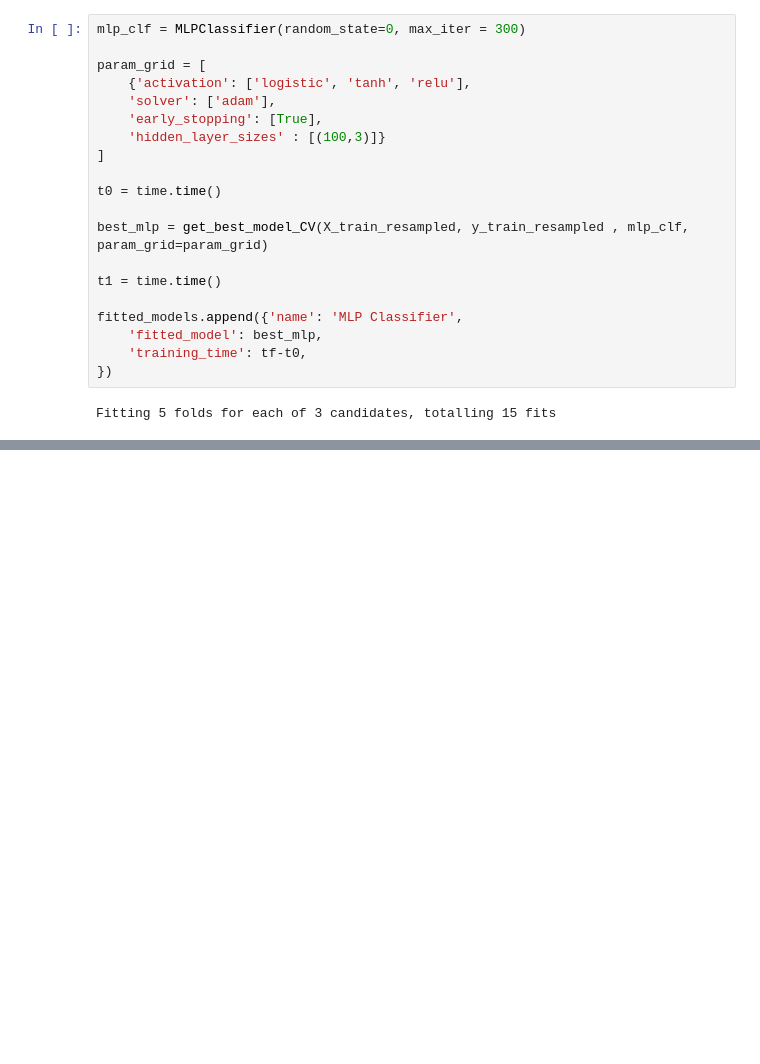
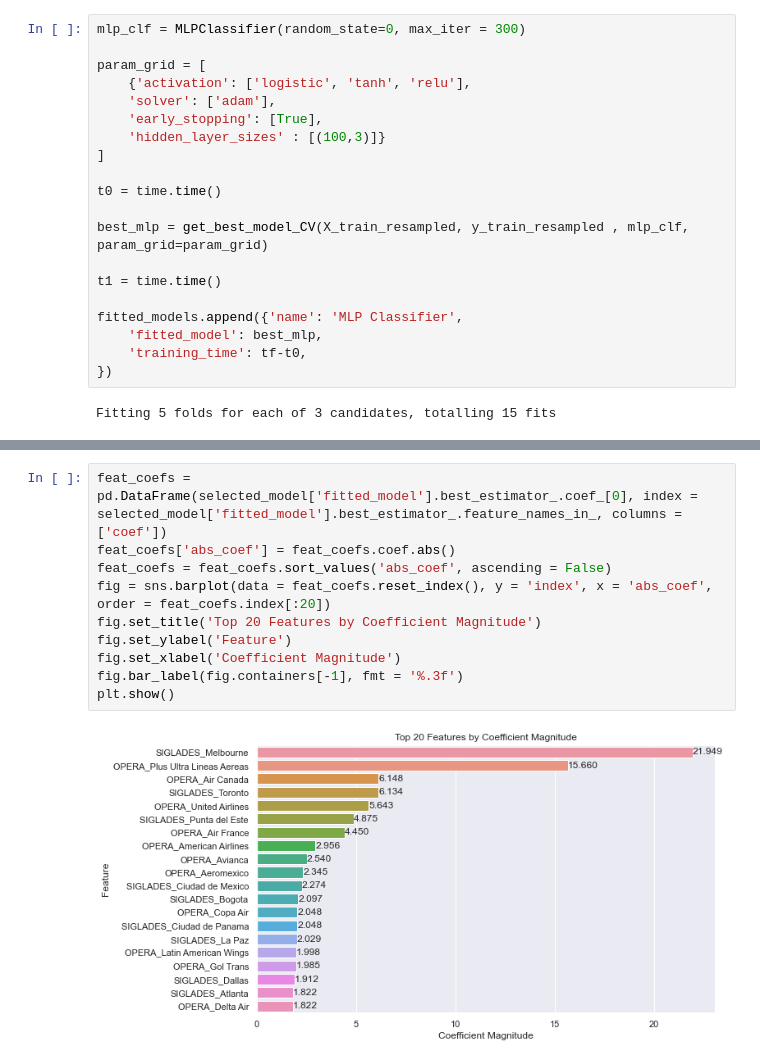
Before and after one commit to javierwelch/challenge_latam, a Jupyter notebook: notebooks/solution.ipynb, the cells around one changed output, grey strips where cells are left out. Saved outputs shown, nothing was run; the diff lists cells and outputs as text; blank space fills up the shorter version.

```diff
--- a/notebooks/solution.ipynb
+++ b/notebooks/solution.ipynb
@@ -620,0 +690,12 @@ Fitting 5 folds for each of 3 candidates, totalling 15 fits
+# %%
+feat_coefs = pd.DataFrame(selected_model['fitted_model'].best_estimator_.coef_[0], index = selected_model['fitted_model'].best_estimator_.feature_names_in_, columns = ['coef'])
+feat_coefs['abs_coef'] = feat_coefs.coef.abs()
+feat_coefs = feat_coefs.sort_values('abs_coef', ascending = False)
+fig = sns.barplot(data = feat_coefs.reset_index(), y = 'index', x = 'abs_coef', order = feat_coefs.index[:20])
+fig.set_title('Top 20 Features by Coefficient Magnitude')
+fig.set_ylabel('Feature')
+fig.set_xlabel('Coefficient Magnitude')
+fig.bar_label(fig.containers[-1], fmt = '%.3f')
+plt.show()
+# %% [output]
+[figure, added]
```
Also changed, not shown: parts of 10 cells of this notebook, 1 other file.
